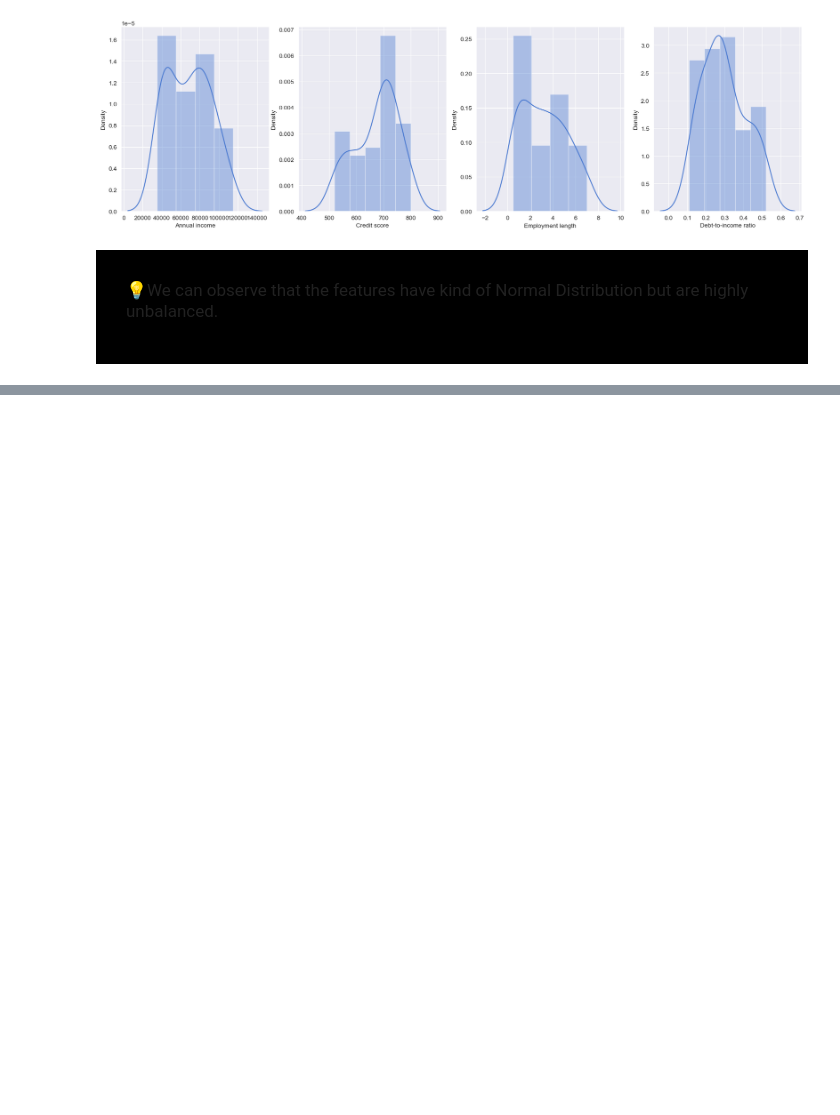
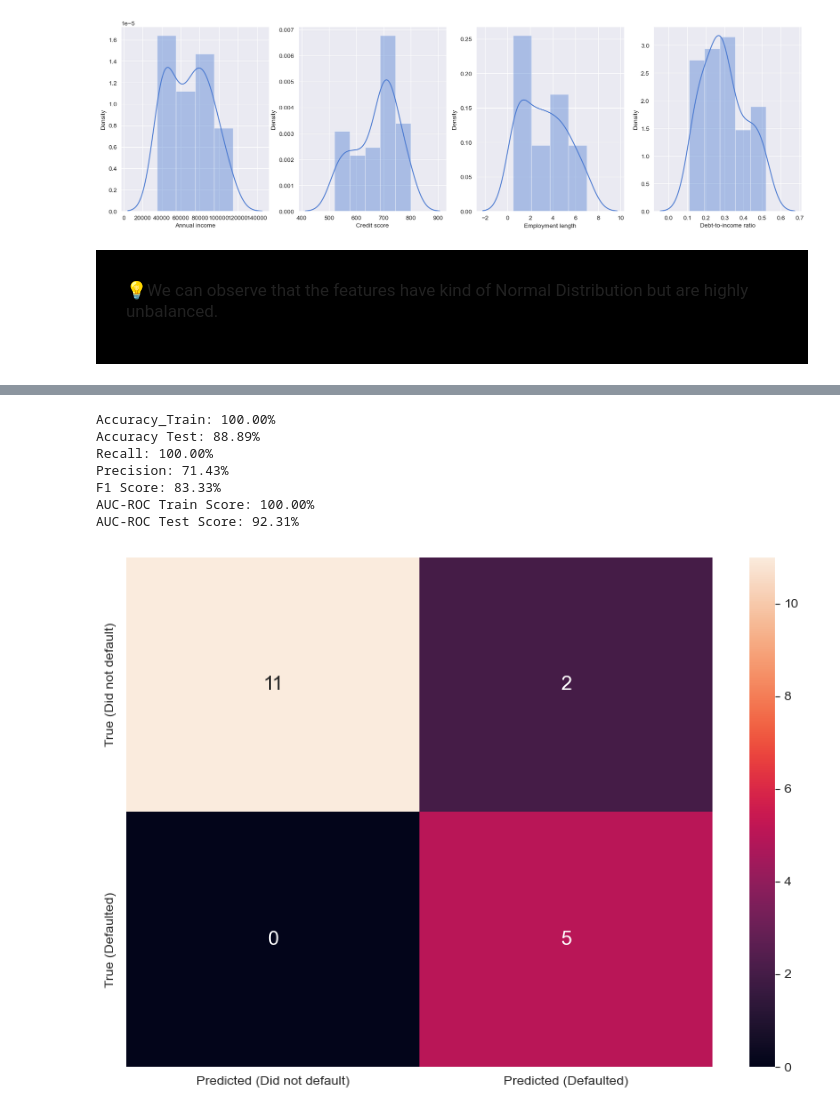
Before and after one commit to adeke910/Loan-Default, a Jupyter notebook: loan_default.ipynb, the cells around one changed output, grey strips where cells are left out. Cells and saved outputs as stored; diff of their text form; code cells hidden in the pictures; blank space fills up the shorter version.

```diff
--- a/loan_default.ipynb
+++ b/loan_default.ipynb
@@ -419,0 +536,11 @@ plt.show()
+# %%
+DTC_MODEL = my_model(DecisionTreeClassifier())
+# %% [output]
+Accuracy_Train: 100.00%
+Accuracy Test: 88.89%
+Recall: 100.00%
+Precision: 71.43%
+F1 Score: 83.33%
+AUC-ROC Train Score: 100.00%
+AUC-ROC Test Score: 92.31%
+[figure, added]
```
Also changed, not shown: parts of 62 cells of this notebook, 6 other files.
